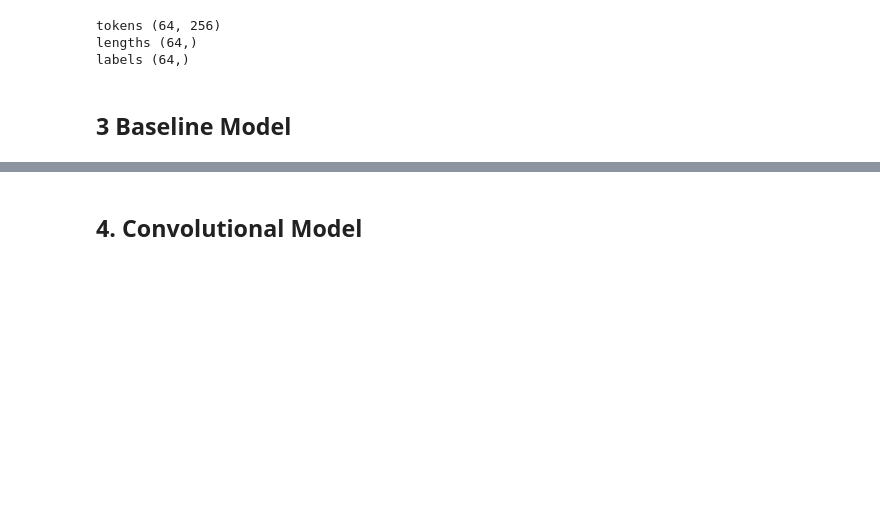
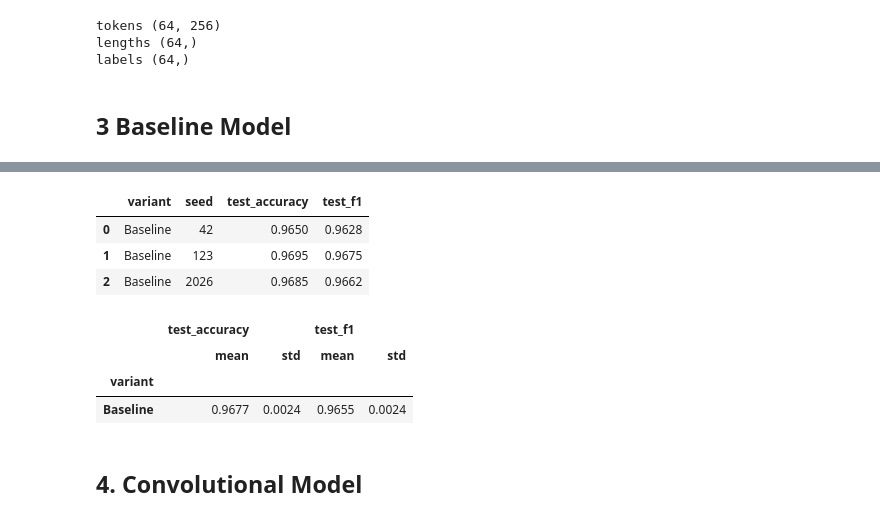
Before and after one commit to erictsaily/AIGC5500-Midterm-Project, a Jupyter notebook: notebooks/06_second_dataset_experiment.ipynb, the cells around one changed output, grey strips where cells are left out. Cells and saved outputs as stored; diff of their text form; code cells hidden in the pictures; blank space fills up the shorter version.

```diff
--- a/notebooks/06_second_dataset_experiment.ipynb
+++ b/notebooks/06_second_dataset_experiment.ipynb
@@ -177,3 +429,54 @@ labels (64,)
+# %%
+from src.evaluation import classification_metrics
+
+TEST_FILE = RESULTS_DIR_BASELINE / 'test_per_seed.csv'
+ALLOW_TEST_RERUN = False
+if TEST_FILE.exists() and not ALLOW_TEST_RERUN:
+    raise RuntimeError('Test results already exist. The test split is scored once; do not rerun after seeing it.')
+
+# Encode the test split
+test_dataset = EncodedTextDataset(texts = splits['test']['text'], labels = splits['test']['label'],
+                                  vocabulary = vocabulary, max_length = MAX_LENGTH)
+test_loader = make_data_loader(test_dataset, batch_size = BATCH_SIZE, shuffle = False, seed = TRAINING_SEEDS[0])
+
+# Score every frozen model once
+test_rows = []
+for seed in TRAINING_SEEDS:
+    checkpoint = torch.load(CHECKPOINT_DIR_BASELINE / f'best_seed_{seed}.pt', map_location = device, weights_only = True)
+
+    model = BaselineModel(vocab_size = checkpoint['vocab_size'], embedding_dim = checkpoint['embedding_dim'],
+                          padding_idx = checkpoint['padding_idx']).to(device)
+    model.load_state_dict(checkpoint['model_state_dict'])
+    model.eval()
+
+    y_true, y_pred = [], []
+    with torch.inference_mode():
+        for batch in test_loader:
+            predictions = model(batch['tokens'].to(device)).argmax(dim = 1)
+            y_true.extend(batch['labels'].tolist())
+            y_pred.extend(predictions.cpu().tolist())
+
+    result = classification_metrics(y_true, y_pred)
+    test_rows.append({'variant': 'Baseline', 'seed': seed,
+                      'test_accuracy': result['accuracy'], 'test_f1': result['spam_f1']})
+
+test_results = pd.DataFrame(test_rows)
+test_results.to_csv(TEST_FILE, index = False)
+test_results.round(4)
+# %% [output]
+|  | variant | seed | test_accuracy | test_f1 |
+| 0 | Baseline | 42 | 0.9650 | 0.9628 |
+| 1 | Baseline | 123 | 0.9695 | 0.9675 |
+| 2 | Baseline | 2026 | 0.9685 | 0.9662 |
+# %%
+test_summary = test_results.groupby('variant')[['test_accuracy', 'test_f1']].agg(['mean', 'std'])
+test_summary.to_csv(RESULTS_DIR_BASELINE / 'test_summary.csv')
+test_summary.round(4)
+# %% [output]
+|  | test_accuracy |  | test_f1 |  |
+|  | mean | std | mean | std |
+| variant |  |  |  |  |
+| Baseline | 0.9677 | 0.0024 | 0.9655 | 0.0024 |
 # %% [markdown]
 ## 4. Convolutional Model
 # %%
```
Also changed, not shown: parts of 11 cells of this notebook, 1 other file.
